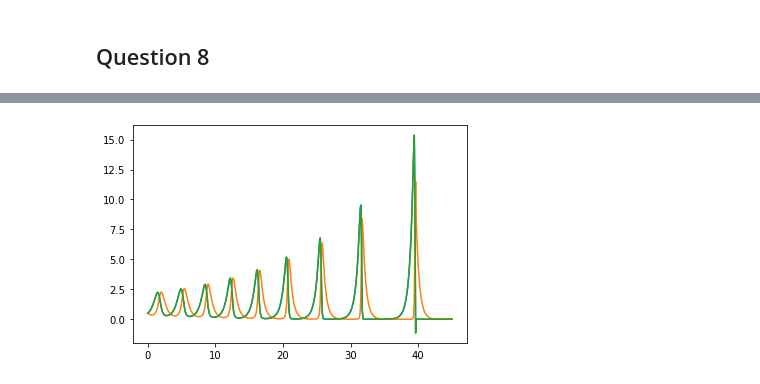
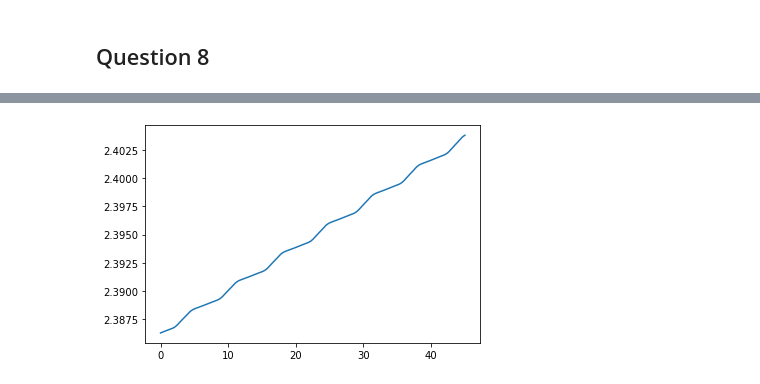
Before and after one commit to Loris0/projetnumerique2, a Jupyter notebook: Projet_num_2.ipynb, the cells around one changed output, grey strips where cells are left out. Drawn from its saved outputs; the diff is of its cells as text; code cells hidden in the pictures.

```diff
--- a/Projet_num_2.ipynb
+++ b/Projet_num_2.ipynb
@@ -252,0 +262,23 @@ print(err)
+# %%
+fig,ax=plt.subplots()
+x1min    = 0.
+x1max    = 3
+dx1      = 0.3
+x1       = np.arange(x1min,x1max,dx1)
+x2min    = 0.
+x2max    = 3
+dx2      = 0.3
+x2=np.arange(x2min,x2max,dx2)
+XX1,XX2  = np.meshgrid(x1, x2)
+U        = XX1*(1-XX2)
+V        = -XX2*(1-XX1)
+q=ax.quiver(XX1,XX2,U,V)
+
+D=solve_euler_implicit(f,[0.5,0.5],0.001,0,45,100000)[1]
+E=[]
+F=[]
+for i in range(len(D)):
+    E=E+[D[i][0]]
+    F=F+[D[i][1]]
+ax.plot(E,F)
+plt.show()
@@ -253,14 +287,9 @@ print(err)
 # %%
-A=solve_euler_implicit(f,[0.5,0.5],0.1,0,45)[1]
-B=[]
-C=[]
-for i in range(len(A)):
-    B=B+[A[i][0]]
-    C=C+[A[i][1]]
-
-T=solve_euler_implicit(f,[0.5,0.5],0.1,0,45)[0]
-plt.plot(T,A)
-plt.plot(T,B)
+Y=[]
+for i in range(len(D)):
+    Y=Y+[H(E[i],F[i])]
+T=solve_euler_implicit(f,[0.5,0.5],0.001,0,45)[0]
+plt.plot(T,Y)
 plt.show()
 # %% [output]
-[figure, old version]
+[figure, new version]
```
Also changed, not shown: parts of 8 cells of this notebook.
